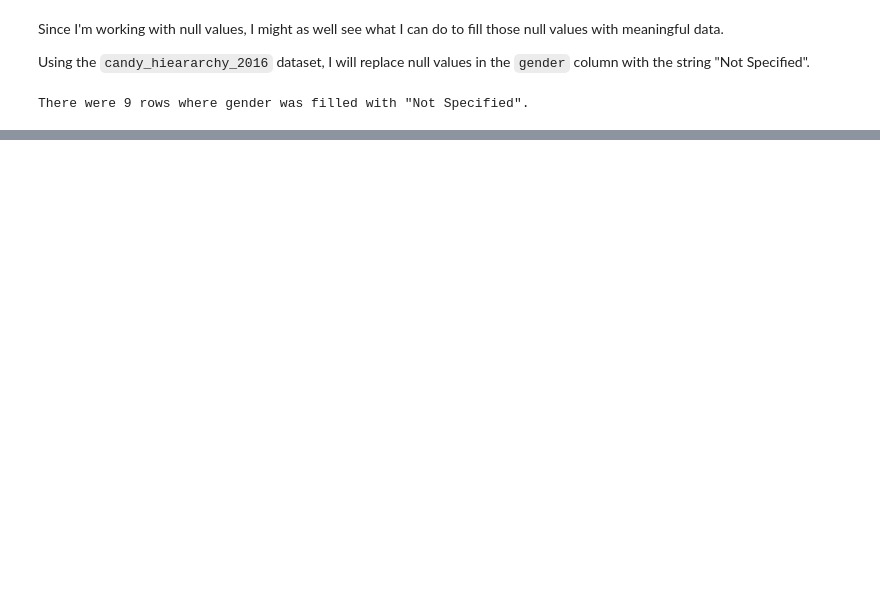
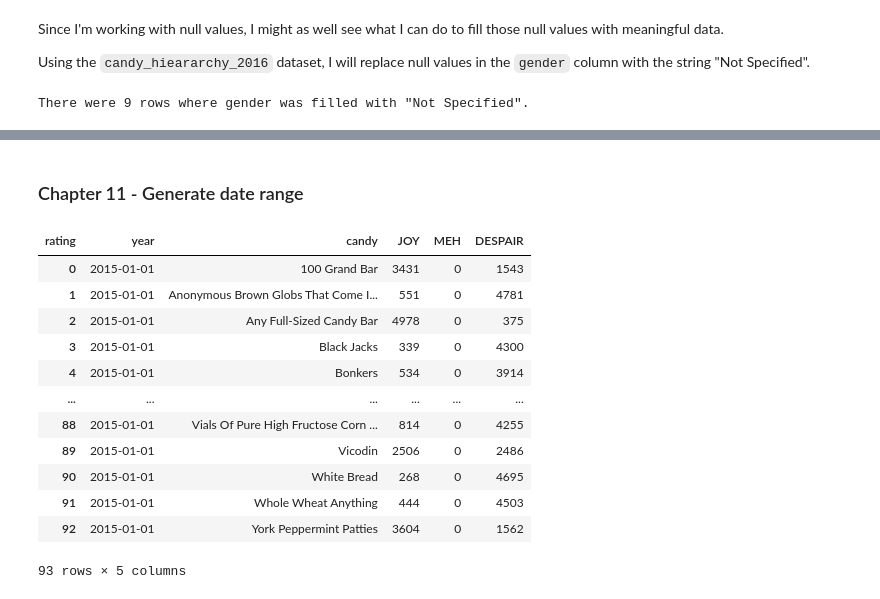
Before and after one commit to plozano0/The-Data-Wrangling-Workshop, a Jupyter notebook: Weekly Exercises/Lozano_P_Week_7&8_Exercise.ipynb, the cells around one changed output, grey strips where cells are left out. Drawn from its saved outputs; the diff is of its cells as text; code cells hidden in the pictures; blank space fills up the shorter version.

```diff
--- a/Weekly Exercises/Lozano_P_Week_7&8_Exercise.ipynb
+++ b/Weekly Exercises/Lozano_P_Week_7&8_Exercise.ipynb
@@ -169,0 +236,9 @@ There were 9 rows where gender was filled with "Not Specified".
+# %%
+candies_long = pd.concat([
+    to_long(candy_hierarchy_2015, "2015"),
+    to_long(candy_hierarchy_2016, "2016"),
+    to_long(candy_hierarchy_2017, "2017"),
+], ignore_index=True)
+
+print("Rows:", len(candies_long), "Distinct candies:", candies_long["candy"].nunique())
+candies_long
@@ -169,0 +294,5 @@ There were 9 rows where gender was filled with "Not Specified".
+# %%
+candies_long['year'] = candies_long['year'].astype(str)
+# %%
+# Convert the 'year' column from string to datetime
+candies_long['year'] = pd.to_datetime(candies_long['year'], format='%Y')
@@ -169,0 +319,17 @@ There were 9 rows where gender was filled with "Not Specified".
+# %%
+# Counts of ratings per year per candy
+ratings = ["JOY", "MEH", "DESPAIR"]
+
+popularity = (
+    candies_long
+    .assign(rating=candies_long["rating"].str.upper())
+    .groupby(["year", "candy", "rating"])
+    .size()
+    .unstack("rating", fill_value=0)
+    .reindex(columns=ratings, fill_value=0)
+    # .rename(columns={"JOY": "Joy", "MEH": "Meh", "DESPAIR": "Despair"})
+    .reset_index()
+)
+
+# Preview overall table
+popularity.head(10)
@@ -169,0 +348,20 @@ There were 9 rows where gender was filled with "Not Specified".
+# %% [markdown]
+### Chapter 11 - Generate date range
+# %%
+popularity_2015 = popularity[popularity["year"] == pd.to_datetime("2015-01-01")].sort_values("candy")
+
+popularity_2015
+# %% [output]
+| rating | year | candy | JOY | MEH | DESPAIR |
+| 0 | 2015-01-01 | 100 Grand Bar | 3431 | 0 | 1543 |
+| 1 | 2015-01-01 | Anonymous Brown Globs That Come I... | 551 | 0 | 4781 |
+| 2 | 2015-01-01 | Any Full-Sized Candy Bar | 4978 | 0 | 375 |
+| 3 | 2015-01-01 | Black Jacks | 339 | 0 | 4300 |
+| 4 | 2015-01-01 | Bonkers | 534 | 0 | 3914 |
+| ... | ... | ... | ... | ... | ... |
+| 88 | 2015-01-01 | Vials Of Pure High Fructose Corn ... | 814 | 0 | 4255 |
+| 89 | 2015-01-01 | Vicodin | 2506 | 0 | 2486 |
+| 90 | 2015-01-01 | White Bread | 268 | 0 | 4695 |
+| 91 | 2015-01-01 | Whole Wheat Anything | 444 | 0 | 4503 |
+| 92 | 2015-01-01 | York Peppermint Patties | 3604 | 0 | 1562 |
+93 rows × 5 columns
```
Also changed, not shown: parts of 24 cells of this notebook, 2 other files.
